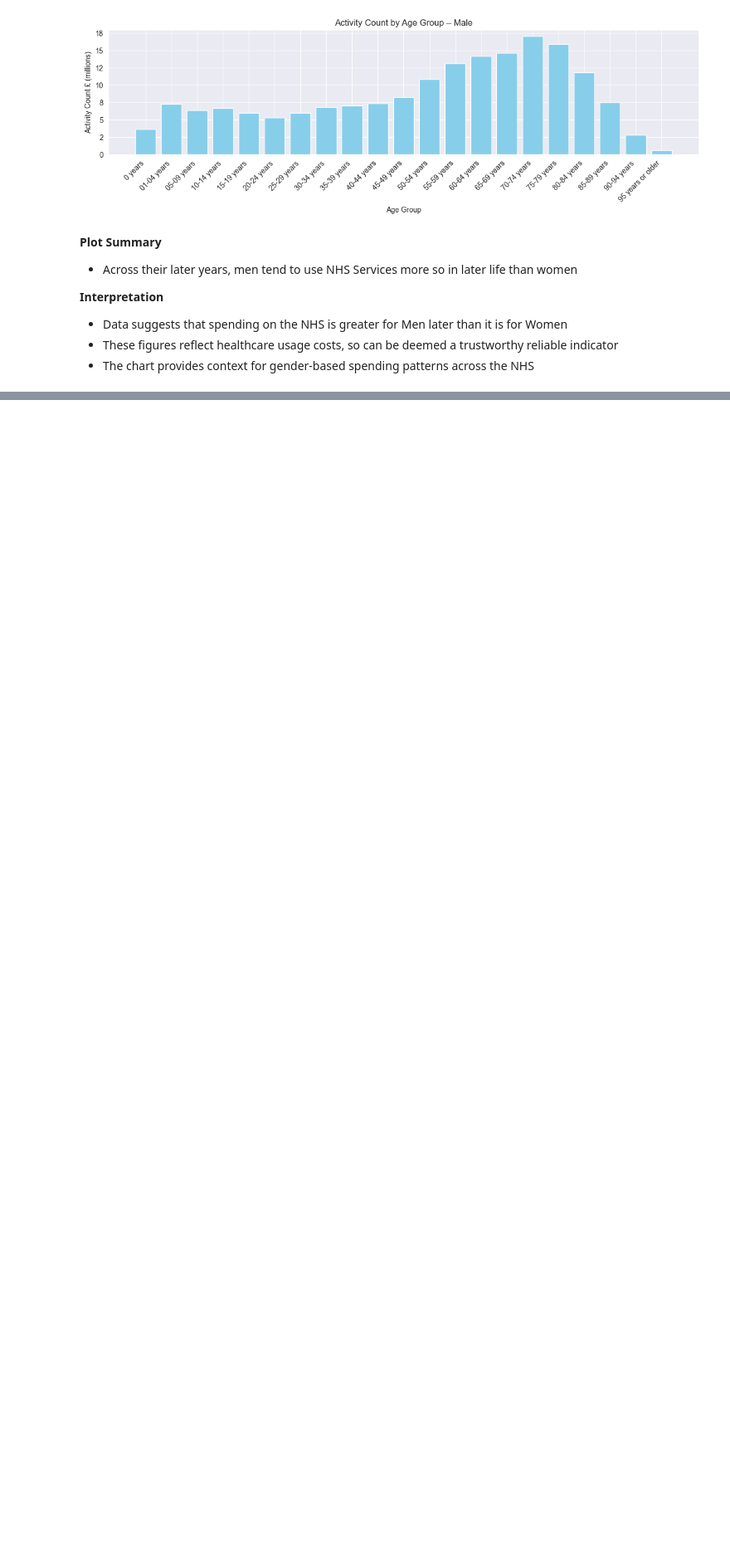
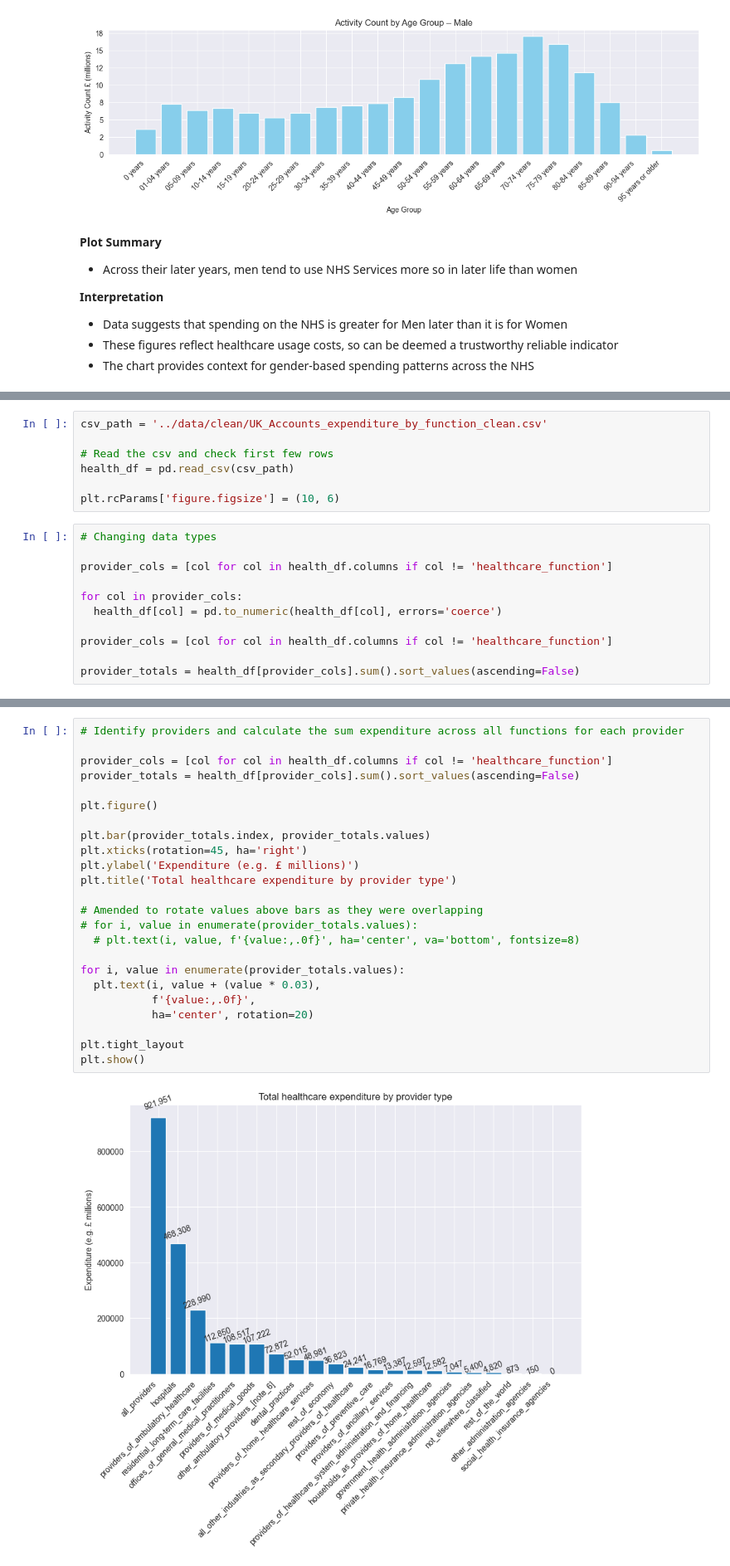
Before and after one commit to maymay238xx/Data-Science-Research-Project---Cisgender-and-Healthcare, a Jupyter notebook: notebooks/02-analysis-visualisation-notebook.ipynb, the cells around one changed output, grey strips where cells are left out. Shown at 83% size. Saved outputs shown, nothing was run; the diff lists cells and outputs as text; blank space fills up the shorter version.

Commit message:
Combined API, UK Accounts, Combined charts & demographics

```diff
--- a/notebooks/02-analysis-visualisation-notebook.ipynb
+++ b/notebooks/02-analysis-visualisation-notebook.ipynb
@@ -966,0 +969,18 @@ plt.show()
+# %%
+csv_path = '../data/clean/UK_Accounts_expenditure_by_function_clean.csv'
+
+# Read the csv and check first few rows
+health_df = pd.read_csv(csv_path)
+
+plt.rcParams['figure.figsize'] = (10, 6)
+# %%
+# Changing data types
+
+provider_cols = [col for col in health_df.columns if col != 'healthcare_function']
+
+for col in provider_cols:
+  health_df[col] = pd.to_numeric(health_df[col], errors='coerce')
+
+provider_cols = [col for col in health_df.columns if col != 'healthcare_function']
+
+provider_totals = health_df[provider_cols].sum().sort_values(ascending=False)
@@ -966,0 +990,26 @@ plt.show()
+# %%
+# Identify providers and calculate the sum expenditure across all functions for each provider
+
+provider_cols = [col for col in health_df.columns if col != 'healthcare_function']
+provider_totals = health_df[provider_cols].sum().sort_values(ascending=False)
+
+plt.figure()
+
+plt.bar(provider_totals.index, provider_totals.values)
+plt.xticks(rotation=45, ha='right')
+plt.ylabel('Expenditure (e.g. £ millions)')
+plt.title('Total healthcare expenditure by provider type')
+
+# Amended to rotate values above bars as they were overlapping
+# for i, value in enumerate(provider_totals.values):
+  # plt.text(i, value, f'{value:,.0f}', ha='center', va='bottom', fontsize=8)
+
+for i, value in enumerate(provider_totals.values):
+  plt.text(i, value + (value * 0.03),
+           f'{value:,.0f}',
+           ha='center', rotation=20)
+
+plt.tight_layout
+plt.show()
+# %% [output]
+[figure, added]
```
Also changed, not shown: parts of 57 cells of this notebook, 1 other file.
